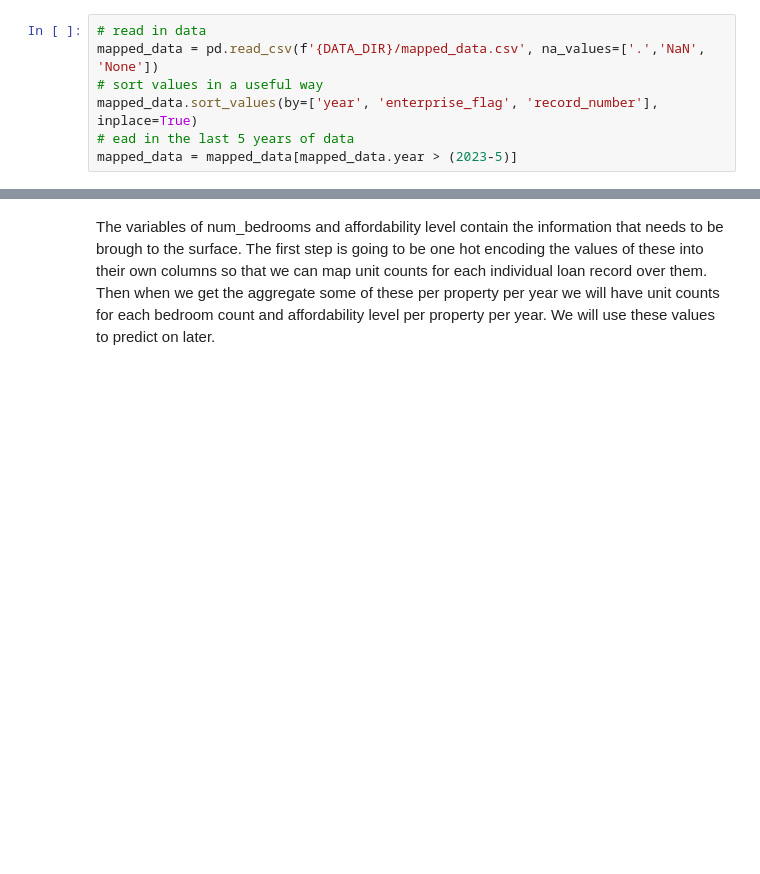
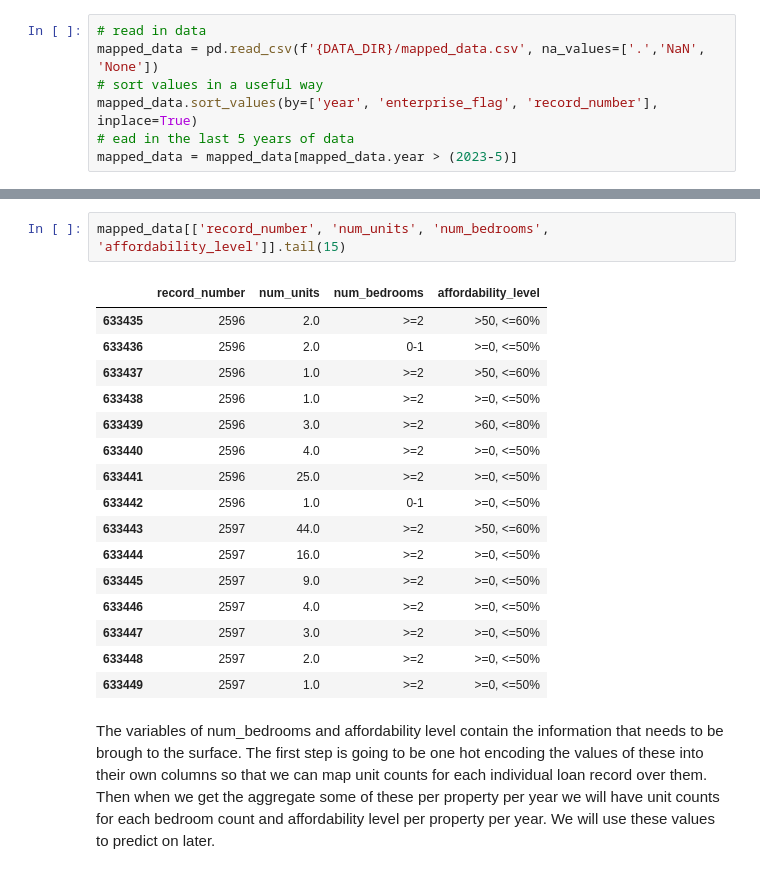
Before and after one commit to mango459/CS504-Project, a Jupyter notebook: shane_CS504_feature_engineering.ipynb, the cells around one changed output, grey strips where cells are left out. Saved outputs shown, nothing was run; the diff lists cells and outputs as text; blank space fills up the shorter version.

```diff
--- a/shane_CS504_feature_engineering.ipynb
+++ b/shane_CS504_feature_engineering.ipynb
@@ -17,3 +65,22 @@ mapped_data = mapped_data[mapped_data.year > (2023-5)]
+# %%
+mapped_data[['record_number', 'num_units', 'num_bedrooms', 'affordability_level']].tail(15)
+# %% [output]
+|  | record_number | num_units | num_bedrooms | affordability_level |
+| 633435 | 2596 | 2.0 | >=2 | >50, <=60% |
+| 633436 | 2596 | 2.0 | 0-1 | >=0, <=50% |
+| 633437 | 2596 | 1.0 | >=2 | >50, <=60% |
+| 633438 | 2596 | 1.0 | >=2 | >=0, <=50% |
+| 633439 | 2596 | 3.0 | >=2 | >60, <=80% |
+| 633440 | 2596 | 4.0 | >=2 | >=0, <=50% |
+| 633441 | 2596 | 25.0 | >=2 | >=0, <=50% |
+| 633442 | 2596 | 1.0 | 0-1 | >=0, <=50% |
+| 633443 | 2597 | 44.0 | >=2 | >50, <=60% |
+| 633444 | 2597 | 16.0 | >=2 | >=0, <=50% |
+| 633445 | 2597 | 9.0 | >=2 | >=0, <=50% |
+| 633446 | 2597 | 4.0 | >=2 | >=0, <=50% |
+| 633447 | 2597 | 3.0 | >=2 | >=0, <=50% |
+| 633448 | 2597 | 2.0 | >=2 | >=0, <=50% |
+| 633449 | 2597 | 1.0 | >=2 | >=0, <=50% |
 # %% [markdown]
 The variables of num_bedrooms and affordability level contain the information that needs to be brough to the surface.
 The first step is going to be one hot encoding the values of these into their own columns so that we can map unit counts for each individual loan record over them. Then when we get the aggregate some of these per property per year we will have unit counts for each bedroom count and affordability level per property per year. We will use these values to predict on later.
```
Also changed, not shown: parts of 9 cells of this notebook, 2 other files.
